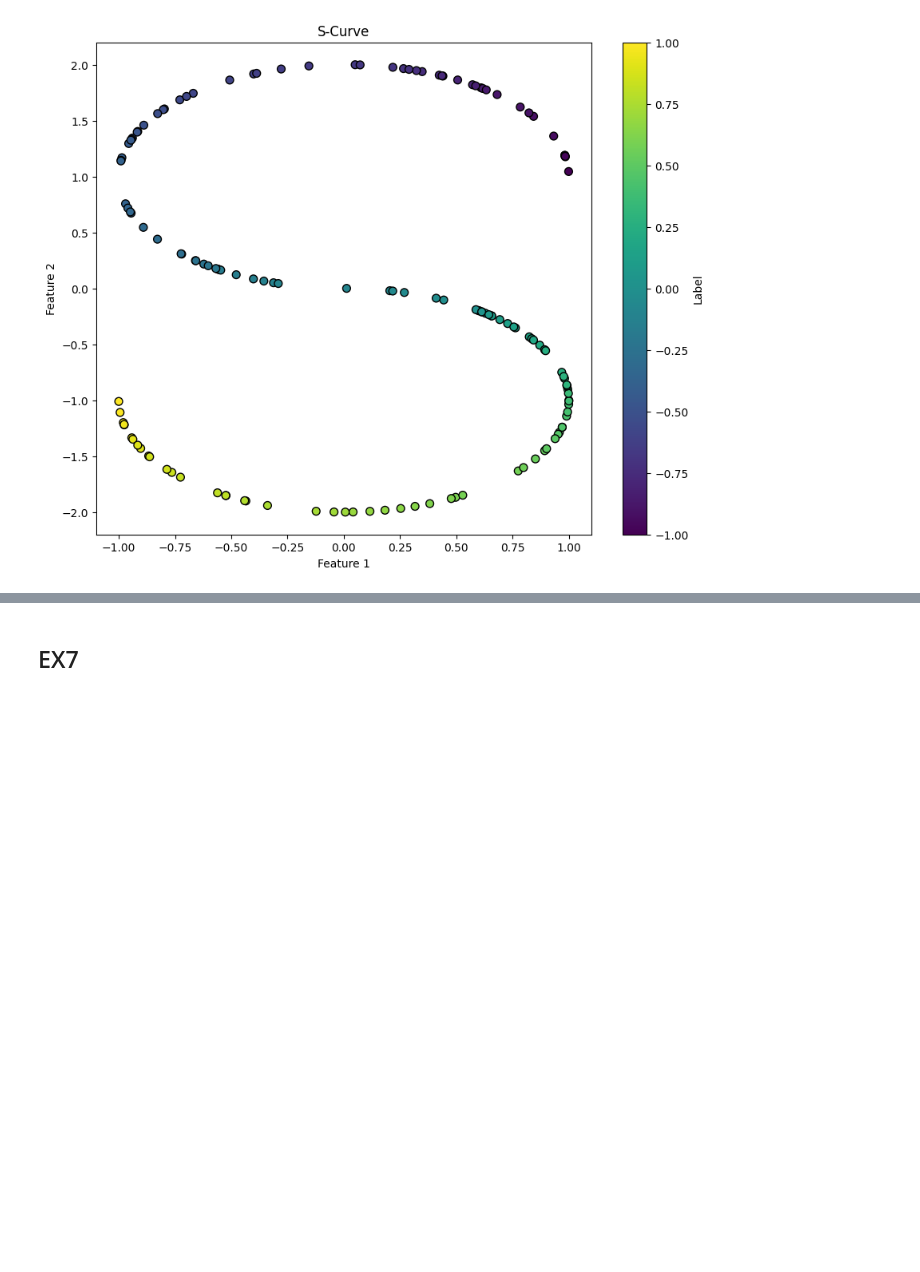
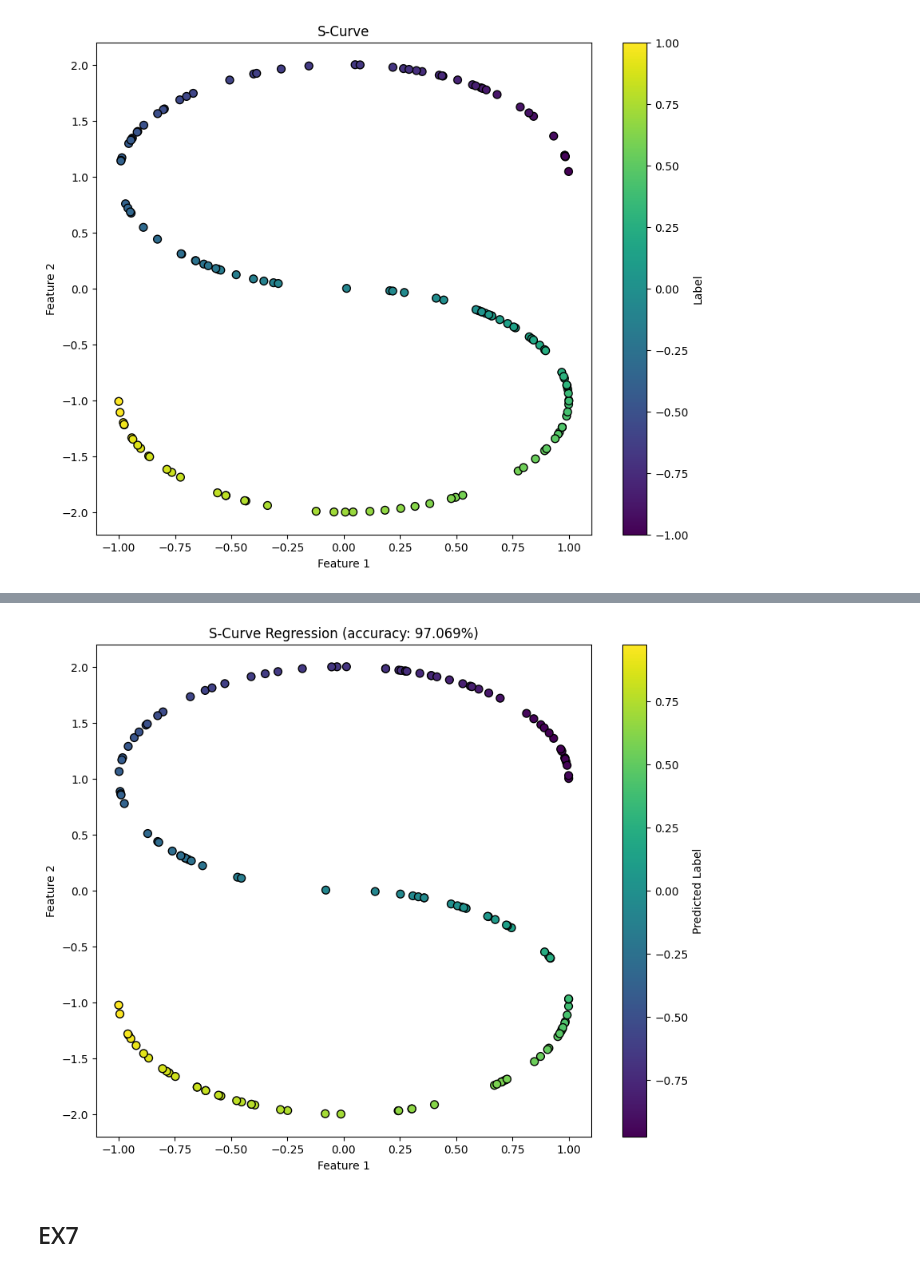
Before and after one commit to JonathanZmora/IntroToDeepLearning, a Jupyter notebook: DL_HW1_I.ipynb, the cells around one changed output, grey strips where cells are left out. Cells and saved outputs as stored; diff of their text form; code cells hidden in the pictures; blank space fills up the shorter version.

```diff
--- a/DL_HW1_I.ipynb
+++ b/DL_HW1_I.ipynb
@@ -607,3 +611,13 @@ from sklearn.metrics import r2_score
+# %%
+### Additional plotting functions ###
+def plot_regression(X, y_pred, accuracy, title="Regression Predictions"):
+    plt.figure(figsize=(10, 8))
+    plt.scatter(X[:, 0].cpu(), X[:, 1].cpu(), c=y_pred, cmap="viridis", edgecolor="k", s=50)
+    plt.xlabel("Feature 1")
+    plt.ylabel("Feature 2")
+    plt.title(f"{title} (accuracy: {accuracy:.3%})")
+    plt.colorbar(label="Predicted Label")
+    plt.show()
 # %% [markdown]
 ## EX6
 # %%
@@ -694,3 +667,7 @@ Training device: cuda
+# %%
+plot_regression(X_test_tensor, y_pred, accuracy, title="S-Curve Regression")
+# %% [output]
+[figure, added]
 # %% [markdown]
 ## EX7
 # %%
```
Also changed, not shown: parts of 16 cells of this notebook.
